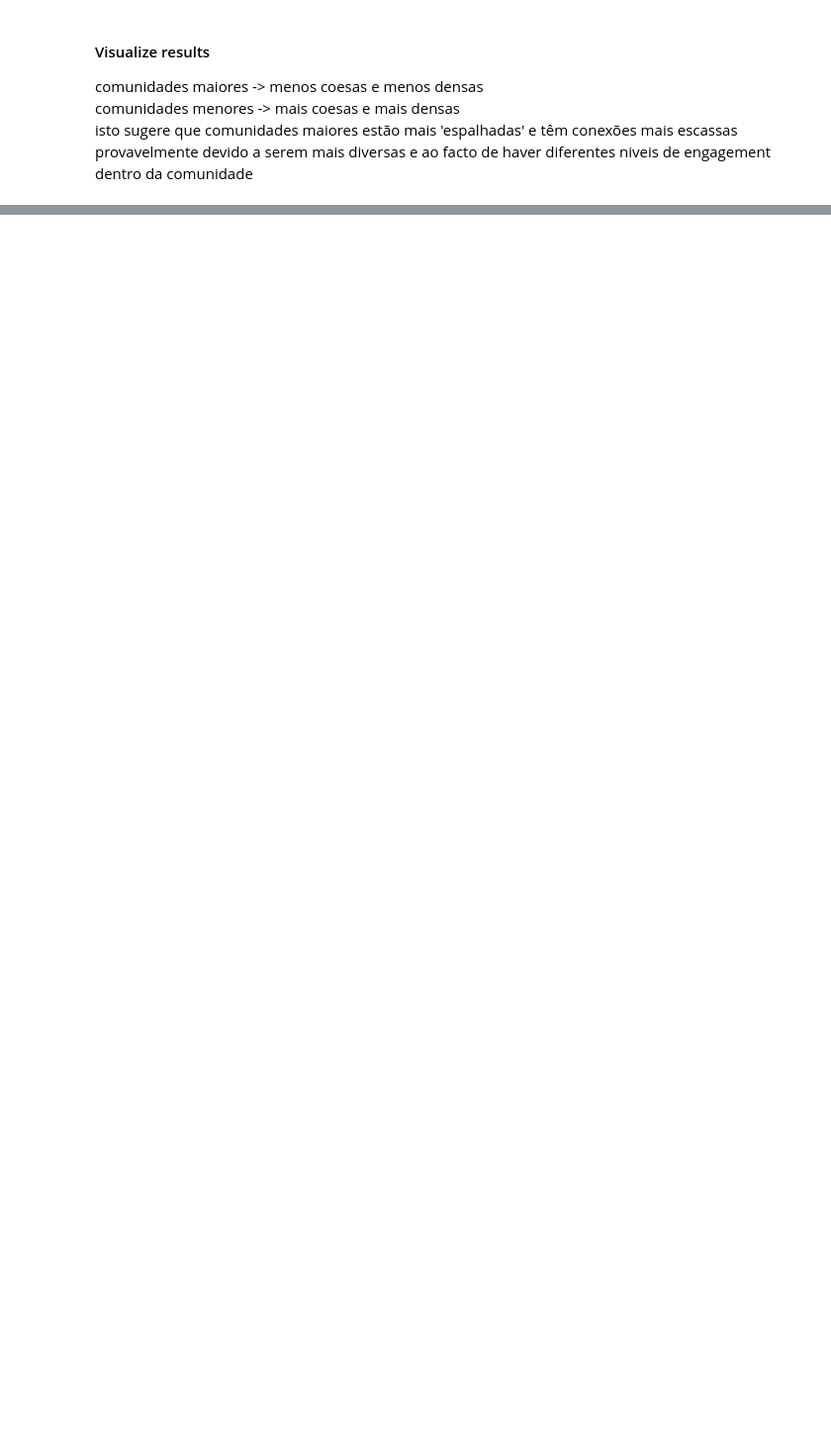
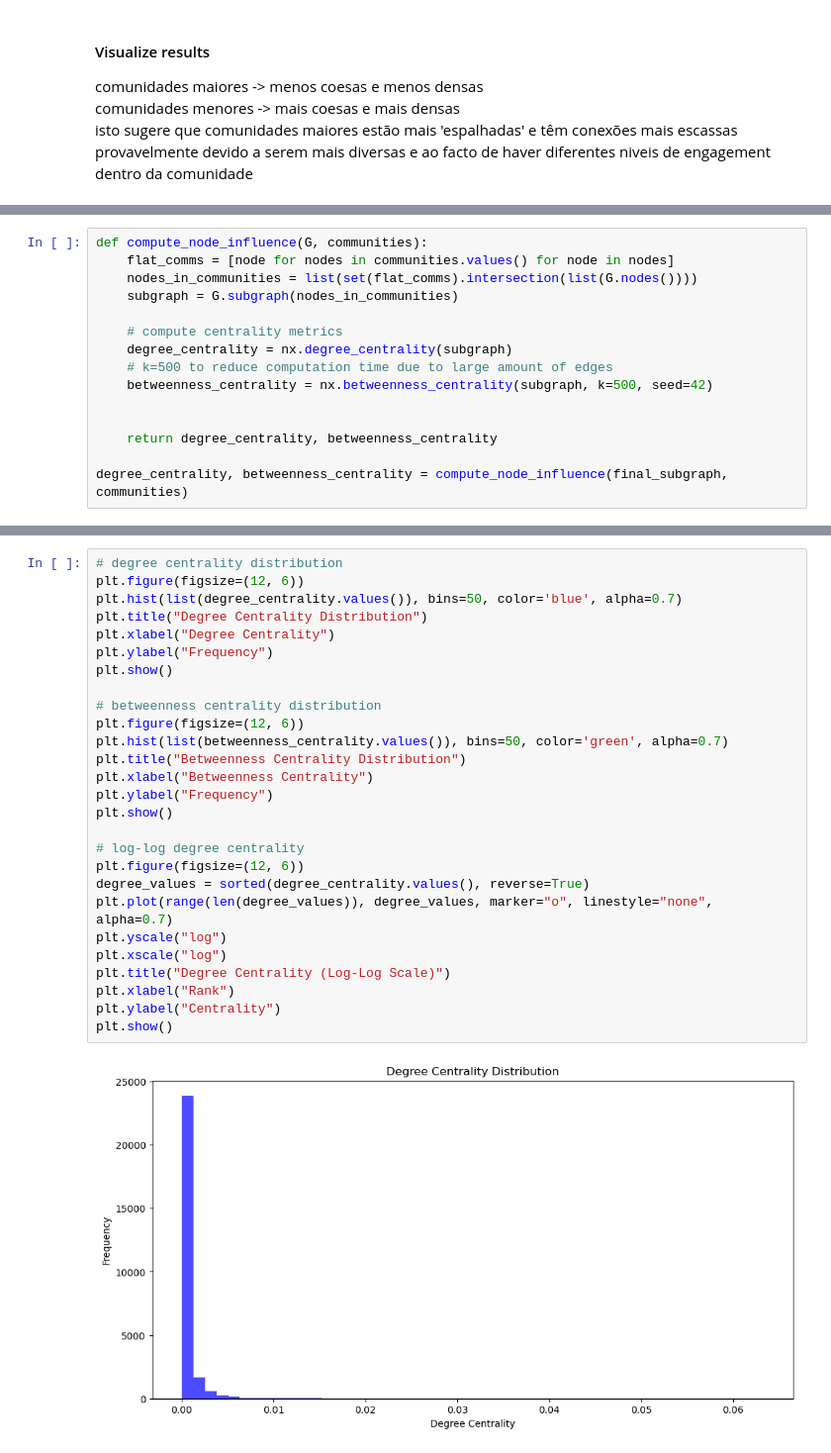
Before and after one commit to danielcl24/projeto_adc, a Jupyter notebook: projeto_adc.ipynb, the cells around one changed output, grey strips where cells are left out. Shown: that part at 99% size. Saved outputs shown, nothing was run; the diff lists cells and outputs as text; blank space fills up the shorter version.

```diff
--- a/projeto_adc.ipynb
+++ b/projeto_adc.ipynb
@@ -430,0 +449,15 @@ plt.show()
+# %%
+def compute_node_influence(G, communities):
+    flat_comms = [node for nodes in communities.values() for node in nodes]
+    nodes_in_communities = list(set(flat_comms).intersection(list(G.nodes())))
+    subgraph = G.subgraph(nodes_in_communities)
+
+    # compute centrality metrics
+    degree_centrality = nx.degree_centrality(subgraph)
+    # k=500 to reduce computation time due to large amount of edges
+    betweenness_centrality = nx.betweenness_centrality(subgraph, k=500, seed=42)
+
+
+    return degree_centrality, betweenness_centrality
+
+degree_centrality, betweenness_centrality = compute_node_influence(final_subgraph, communities)
@@ -430,0 +475,29 @@ plt.show()
+# %%
+# degree centrality distribution
+plt.figure(figsize=(12, 6))
+plt.hist(list(degree_centrality.values()), bins=50, color='blue', alpha=0.7)
+plt.title("Degree Centrality Distribution")
+plt.xlabel("Degree Centrality")
+plt.ylabel("Frequency")
+plt.show()
+
+# betweenness centrality distribution
+plt.figure(figsize=(12, 6))
+plt.hist(list(betweenness_centrality.values()), bins=50, color='green', alpha=0.7)
+plt.title("Betweenness Centrality Distribution")
+plt.xlabel("Betweenness Centrality")
+plt.ylabel("Frequency")
+plt.show()
+
+# log-log degree centrality
+plt.figure(figsize=(12, 6))
+degree_values = sorted(degree_centrality.values(), reverse=True)
+plt.plot(range(len(degree_values)), degree_values, marker="o", linestyle="none", alpha=0.7)
+plt.yscale("log")
+plt.xscale("log")
+plt.title("Degree Centrality (Log-Log Scale)")
+plt.xlabel("Rank")
+plt.ylabel("Centrality")
+plt.show()
+# %% [output]
+[figure, added]
```
Also changed, not shown: parts of 22 cells of this notebook, 5 other files.
